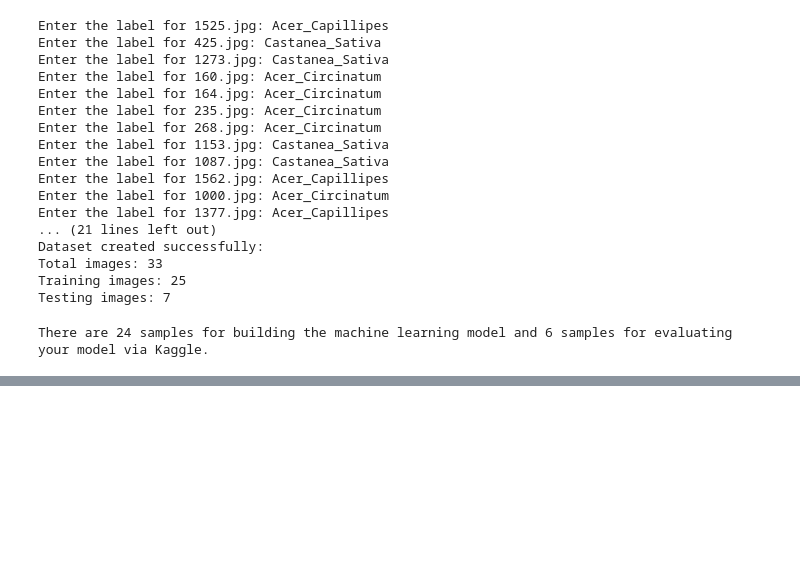
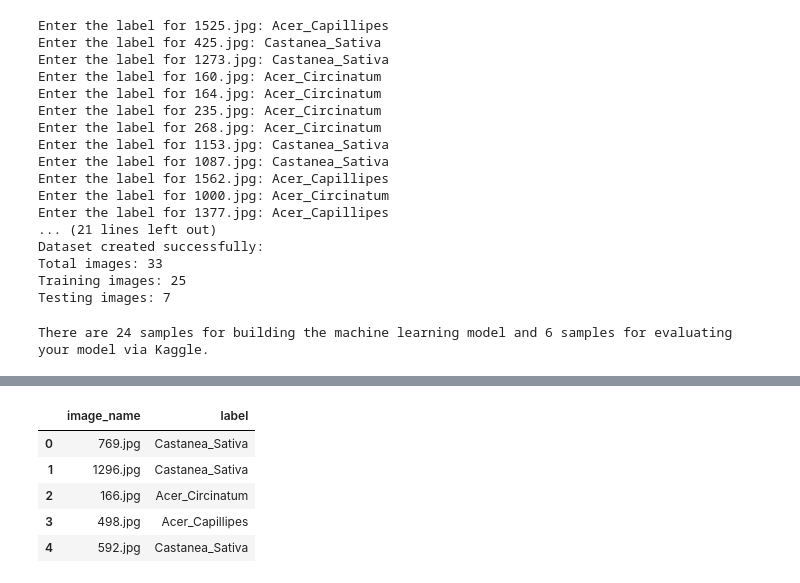
Before and after one commit to noora20FH/PCVK, a Jupyter notebook: leaf_classification_PCVK_finalProject.ipynb, the cells around one changed output, grey strips where cells are left out. Saved outputs shown, nothing was run; the diff lists cells and outputs as text; code cells hidden in the pictures; blank space fills up the shorter version.

```diff
--- a/leaf_classification_PCVK_finalProject.ipynb
+++ b/leaf_classification_PCVK_finalProject.ipynb
@@ -561,0 +334,10 @@ There are 24 samples for building the machine learning model and 6 samples for e
+# %%
+# Let's look at the first 5 rows of train_raw dataset
+test_data.head(5)
+# %% [output]
+|  | image_name | label |
+| 0 | 769.jpg | Castanea_Sativa |
+| 1 | 1296.jpg | Castanea_Sativa |
+| 2 | 166.jpg | Acer_Circinatum |
+| 3 | 498.jpg | Acer_Capillipes |
+| 4 | 592.jpg | Castanea_Sativa |
```
Also changed, not shown: parts of 18 cells of this notebook.
